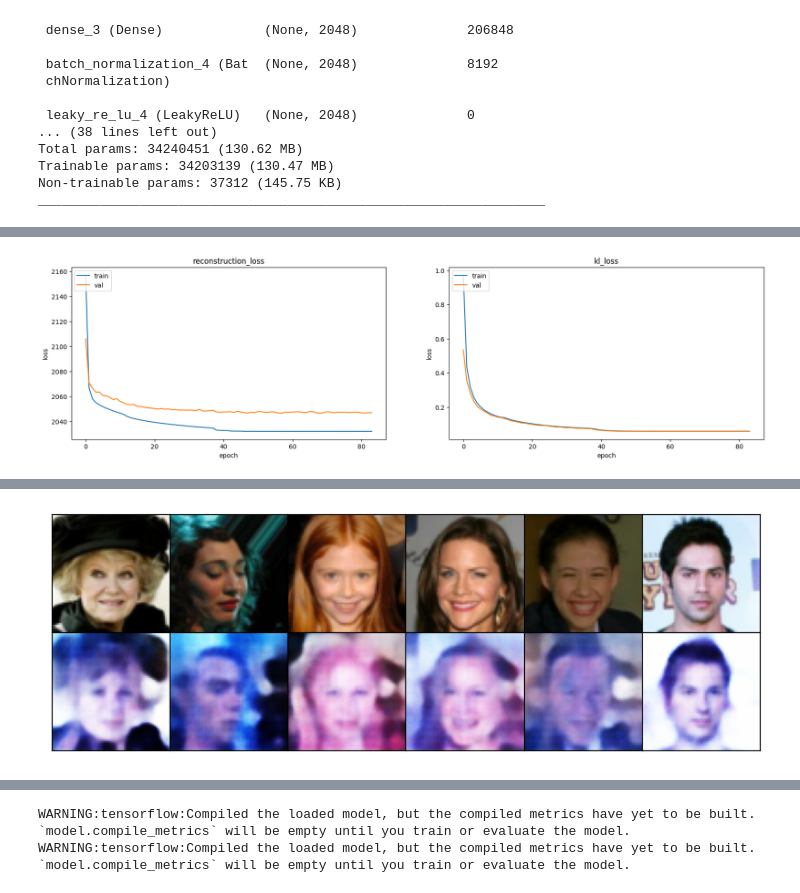
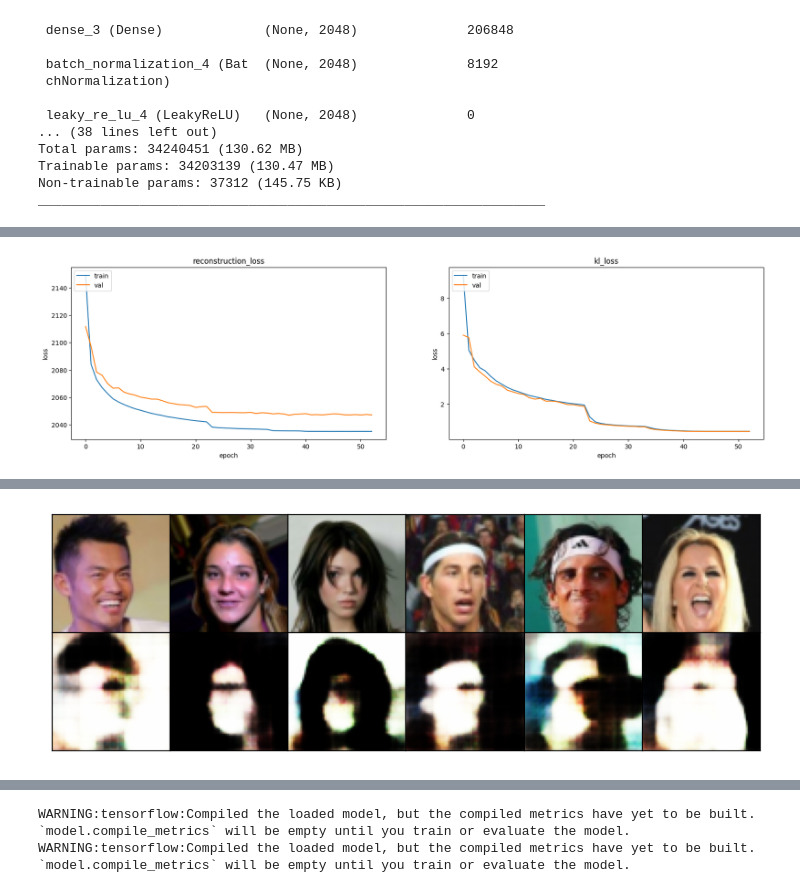
Before and after one commit to rashitiwary/Neural_Project_AA_RS_RT, a Jupyter notebook: Neural_Project_AAE.ipynb, the cells around one changed output, grey strips where cells are left out. Saved outputs shown, nothing was run; the diff lists cells and outputs as text; code cells hidden in the pictures.

Commit message:
slightly different loss fn, VAE doing better with latent vector generated using mean=0 and var=1

```diff
--- a/Neural_Project_AAE.ipynb
+++ b/Neural_Project_AAE.ipynb
@@ -223,9 +191,6 @@ latent_dim = 100
 input_shape = (64,64,3)
 
 encoder_input = Input(shape=input_shape, name='encoder_input')
-# x = Conv2D(32, (4, 4), strides=2, padding='same', kernel_initializer='he_normal')(encoder_input)
-# x = BatchNormalization(axis=-1)(x)
-# x = LeakyReLU(alpha=0.3)(x)
 
 x = Conv2D(64, (3, 3), strides=2, padding='same', kernel_initializer='he_normal')(encoder_input)
 x = BatchNormalization()(x)
@@ -238,8 +203,6 @@ x = LeakyReLU(0.2)(x)
 x = Conv2D(256, (3, 3), strides=2, padding='same')(x)
 x = BatchNormalization()(x)
 x = LeakyReLU(0.2)(x)
-
-# x = Dropout(0.2)(x)
 
 convolution_shape = keras.backend.int_shape(x)
 
@@ -254,9 +217,11 @@ z_mean = Dense(latent_dim, activation=None)(x)
 z_log_var = Dense(latent_dim, activation=None)(x)
 
 
-def sampling(args):
-    z_mean, z_log_var = args
-    epsilon = tf.random.normal(shape=(1, 100), mean=0., stddev=0.1)
+def sampling(inputs):
+    z_mean, z_log_var = inputs
+    batch = tf.shape(z_mean)[0]
+    dim = tf.shape(z_mean)[1]
+    epsilon = tf.keras.backend.random_normal(shape=(batch, dim))
     return z_mean + tf.exp(0.5 * z_log_var) * epsilon
 
 z = Lambda(sampling)([z_mean, z_log_var])
@@ -364,11 +320,15 @@ class VAE(keras.Model):
         with tf.GradientTape() as tape:
             z_mean, z_log_var, z = self.encoder(data)
             reconstruction = self.decoder(z)
-            reconstruction_loss = tf.reduce_mean(tf.reduce_sum(keras.losses.binary_crossentropy(data, reconstruction), axis=(1, 2)))
+            reconstruction_loss = tf.reduce_mean(
+                tf.reduce_sum(
+                    keras.losses.binary_crossentropy(data, reconstruction), axis=(1, 2)
+                )
+            )
             kl_loss = -0.5 * (1 + z_log_var - tf.square(z_mean) - tf.exp(z_log_var))
             kl_loss = tf.reduce_mean(tf.reduce_sum(kl_loss, axis=1))
-            total_loss = self.alpha * reconstruction_loss + self.beta * kl_loss
-            # total_loss = reconstruction_loss + kl_loss
+            total_loss = reconstruction_loss + kl_loss
+            # total_loss = self.alpha * reconstruction_loss + self.beta * kl_loss
 
         grads = tape.gradient(total_loss, self.trainable_weights)
         self.optimizer.apply_gradients(zip(grads, self.trainable_weights))
@@ -384,11 +344,15 @@ class VAE(keras.Model):
     def call(self, data):
         z_mean, z_log_var, z = self.encoder(data)
         reconstruction = self.decoder(z)
-        # reconstruction_loss = tf.reduce_mean(keras.losses.mean_squared_error(data, reconstruction))
-        reconstruction_loss = tf.reduce_mean(tf.reduce_sum(keras.losses.binary_crossentropy(data, reconstruction), axis=(1, 2)))
+        reconstruction_loss = tf.reduce_mean(
+            tf.reduce_sum(
+                keras.losses.binary_crossentropy(data, reconstruction), axis=(1, 2)
+            )
+        )
         kl_loss = -0.5 * (1 + z_log_var - tf.square(z_mean) - tf.exp(z_log_var))
         kl_loss = tf.reduce_mean(tf.reduce_sum(kl_loss, axis=1))
-        total_loss = self.alpha * reconstruction_loss + self.beta * kl_loss
+        total_loss = reconstruction_loss + kl_loss
+        # total_loss = self.alpha * reconstruction_loss + self.beta * kl_loss
 
         self.total_loss_tracker.update_state(total_loss)
         self.reconstruction_loss_tracker.update_state(reconstruction_loss)
@@ -404,7 +368,7 @@ callbacks = [tf.keras.callbacks.ReduceLROnPlateau(monitor='val_total_loss', fact
              tf.keras.callbacks.EarlyStopping(monitor="val_total_loss", patience=15, mode="min", verbose=1)]
 # %%
 vae = VAE(encoder_model, decoder_model)
-vae.compile(optimizer=tf.keras.optimizers.legacy.Adam(1e-4))
+vae.compile(optimizer=tf.keras.optimizers.legacy.Adam(0.001))
 vae_history = vae.fit(train_ds, epochs=100, batch_size=batch_size, validation_data=(val_ds, None), callbacks=callbacks)
 # %% [output]
 Epoch 1/100
@@ -434,9 +413,9 @@ def display_history(history):
 # %%
 display_history(vae_history)
 # %% [output]
-[figure, old version]
+[figure, new version]
 # %%
-test_ds1 = tf.data.Dataset.from_tensor_slices(test_data_list[:6])
+test_ds1 = tf.data.Dataset.from_tensor_slices(test_data_list[11:17])
 
 test_ds2 = test_ds1.map(parse_image, num_parallel_calls=tf.data.AUTOTUNE)
 test_ds2 = test_ds2.cache().batch(6).prefetch(buffer_size=tf.data.AUTOTUNE)
@@ -452,4 +431,4 @@ plot_reconstructed(test_batch.numpy(),decoded_data)
-[figure, old version]
+[figure, new version]
 # %%
 # Faces generated from random noise
 random_latent_vectors = tf.random.normal(shape=(36,latent_dim))
```
Also changed, not shown: parts of 13 cells of this notebook.
